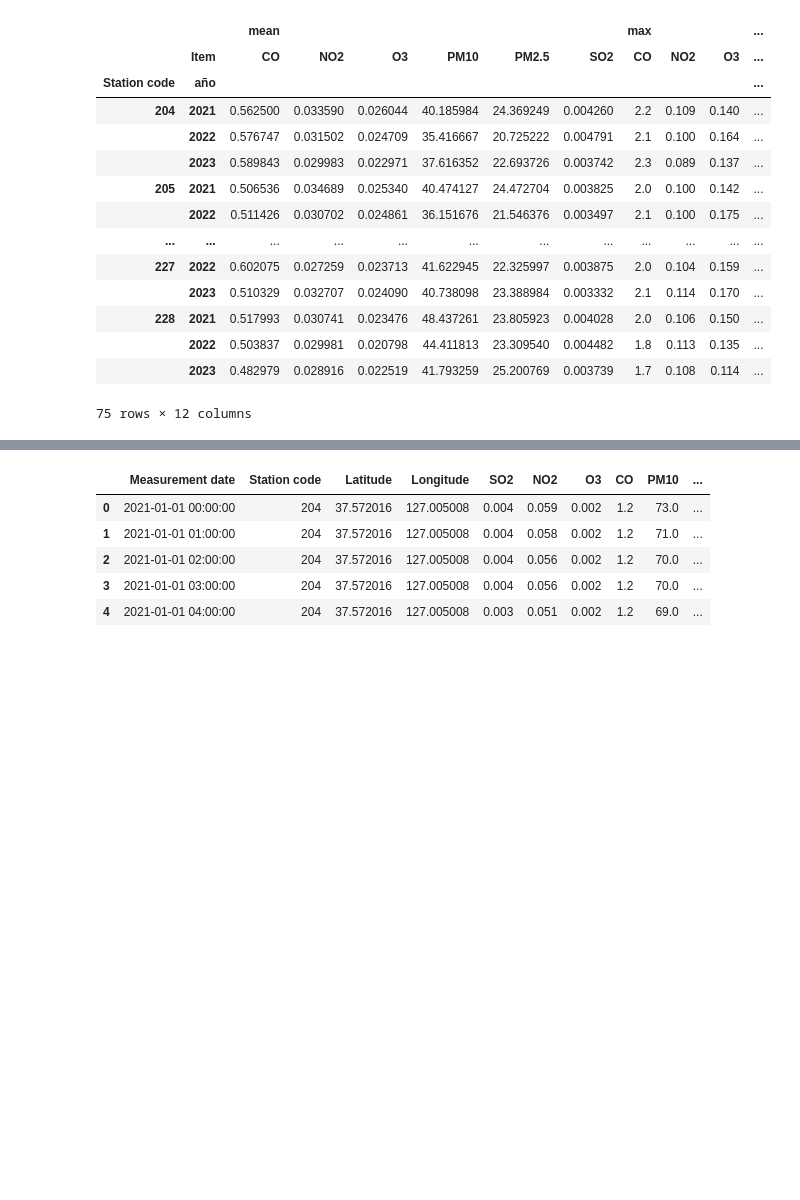
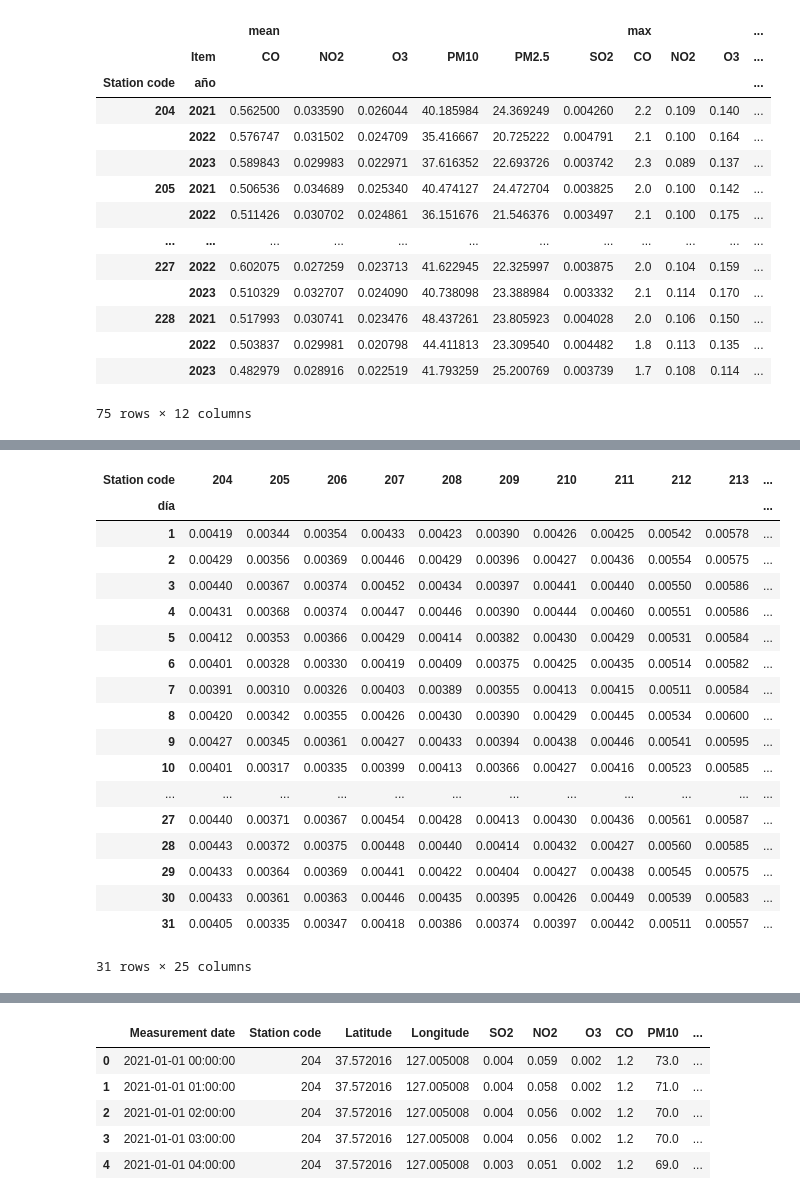
Before and after one commit to carlosgomezagrafojo/pollution-data, a Jupyter notebook: proyect_contaminacion.ipynb, the cells around one changed output, grey strips where cells are left out. Cells and saved outputs as stored; diff of their text form; code cells hidden in the pictures; blank space fills up the shorter version.

```diff
--- a/proyect_contaminacion.ipynb
+++ b/proyect_contaminacion.ipynb
@@ -351,0 +355,4 @@ df_instrument_normal_pivot_time_Station_SO2
+# %%
+# dataframe valores instrumento = Normal y Valores SO2; Item code = 0 => SO2
+df_instrument_normal_SO2 = df_instrument_normal[df_instrument_normal["Item code"] == 0]
+df_instrument_normal_SO2.head()
@@ -351,0 +406,29 @@ df_instrument_normal_pivot_time_Station_SO2
+# %%
+# Concentración promedio diaria de SO2 pivoteando estación
+df_instrument_normal_SO2_pivot = df_instrument_normal_SO2.pivot_table(
+    index="día",  # Agrupar por día
+    columns="Station code",  # Pivotear por estación
+    values="Average value",  # Agregar los valores de las mediciones
+    aggfunc="mean"  # Calcular la media
+)
+df_instrument_normal_SO2_pivot.round(5)
+# %% [output]
+| Station code | 204 | 205 | 206 | 207 | 208 | 209 | 210 | 211 | 212 | 213 | ... |
+| día |  |  |  |  |  |  |  |  |  |  | ... |
+| 1 | 0.00419 | 0.00344 | 0.00354 | 0.00433 | 0.00423 | 0.00390 | 0.00426 | 0.00425 | 0.00542 | 0.00578 | ... |
+| 2 | 0.00429 | 0.00356 | 0.00369 | 0.00446 | 0.00429 | 0.00396 | 0.00427 | 0.00436 | 0.00554 | 0.00575 | ... |
+| 3 | 0.00440 | 0.00367 | 0.00374 | 0.00452 | 0.00434 | 0.00397 | 0.00441 | 0.00440 | 0.00550 | 0.00586 | ... |
+| 4 | 0.00431 | 0.00368 | 0.00374 | 0.00447 | 0.00446 | 0.00390 | 0.00444 | 0.00460 | 0.00551 | 0.00586 | ... |
+| 5 | 0.00412 | 0.00353 | 0.00366 | 0.00429 | 0.00414 | 0.00382 | 0.00430 | 0.00429 | 0.00531 | 0.00584 | ... |
+| 6 | 0.00401 | 0.00328 | 0.00330 | 0.00419 | 0.00409 | 0.00375 | 0.00425 | 0.00435 | 0.00514 | 0.00582 | ... |
+| 7 | 0.00391 | 0.00310 | 0.00326 | 0.00403 | 0.00389 | 0.00355 | 0.00413 | 0.00415 | 0.00511 | 0.00584 | ... |
+| 8 | 0.00420 | 0.00342 | 0.00355 | 0.00426 | 0.00430 | 0.00390 | 0.00429 | 0.00445 | 0.00534 | 0.00600 | ... |
+| 9 | 0.00427 | 0.00345 | 0.00361 | 0.00427 | 0.00433 | 0.00394 | 0.00438 | 0.00446 | 0.00541 | 0.00595 | ... |
+| 10 | 0.00401 | 0.00317 | 0.00335 | 0.00399 | 0.00413 | 0.00366 | 0.00427 | 0.00416 | 0.00523 | 0.00585 | ... |
+| ... | ... | ... | ... | ... | ... | ... | ... | ... | ... | ... | ... |
+| 27 | 0.00440 | 0.00371 | 0.00367 | 0.00454 | 0.00428 | 0.00413 | 0.00430 | 0.00436 | 0.00561 | 0.00587 | ... |
+| 28 | 0.00443 | 0.00372 | 0.00375 | 0.00448 | 0.00440 | 0.00414 | 0.00432 | 0.00427 | 0.00560 | 0.00585 | ... |
+| 29 | 0.00433 | 0.00364 | 0.00369 | 0.00441 | 0.00422 | 0.00404 | 0.00427 | 0.00438 | 0.00545 | 0.00575 | ... |
+| 30 | 0.00433 | 0.00361 | 0.00363 | 0.00446 | 0.00435 | 0.00395 | 0.00426 | 0.00449 | 0.00539 | 0.00583 | ... |
+| 31 | 0.00405 | 0.00335 | 0.00347 | 0.00418 | 0.00386 | 0.00374 | 0.00397 | 0.00442 | 0.00511 | 0.00557 | ... |
+31 rows × 25 columns
```
Also changed, not shown: parts of 33 cells of this notebook.
